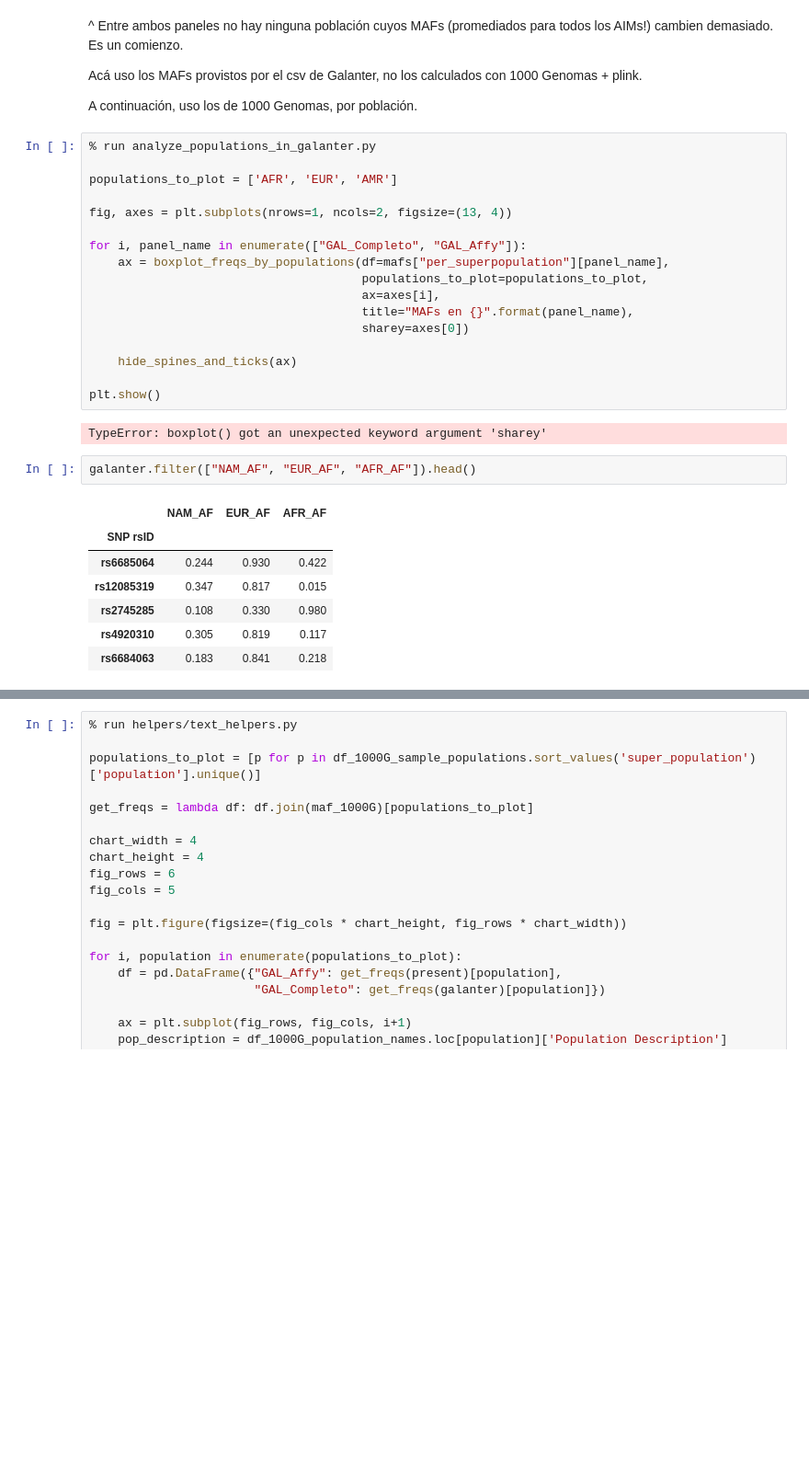
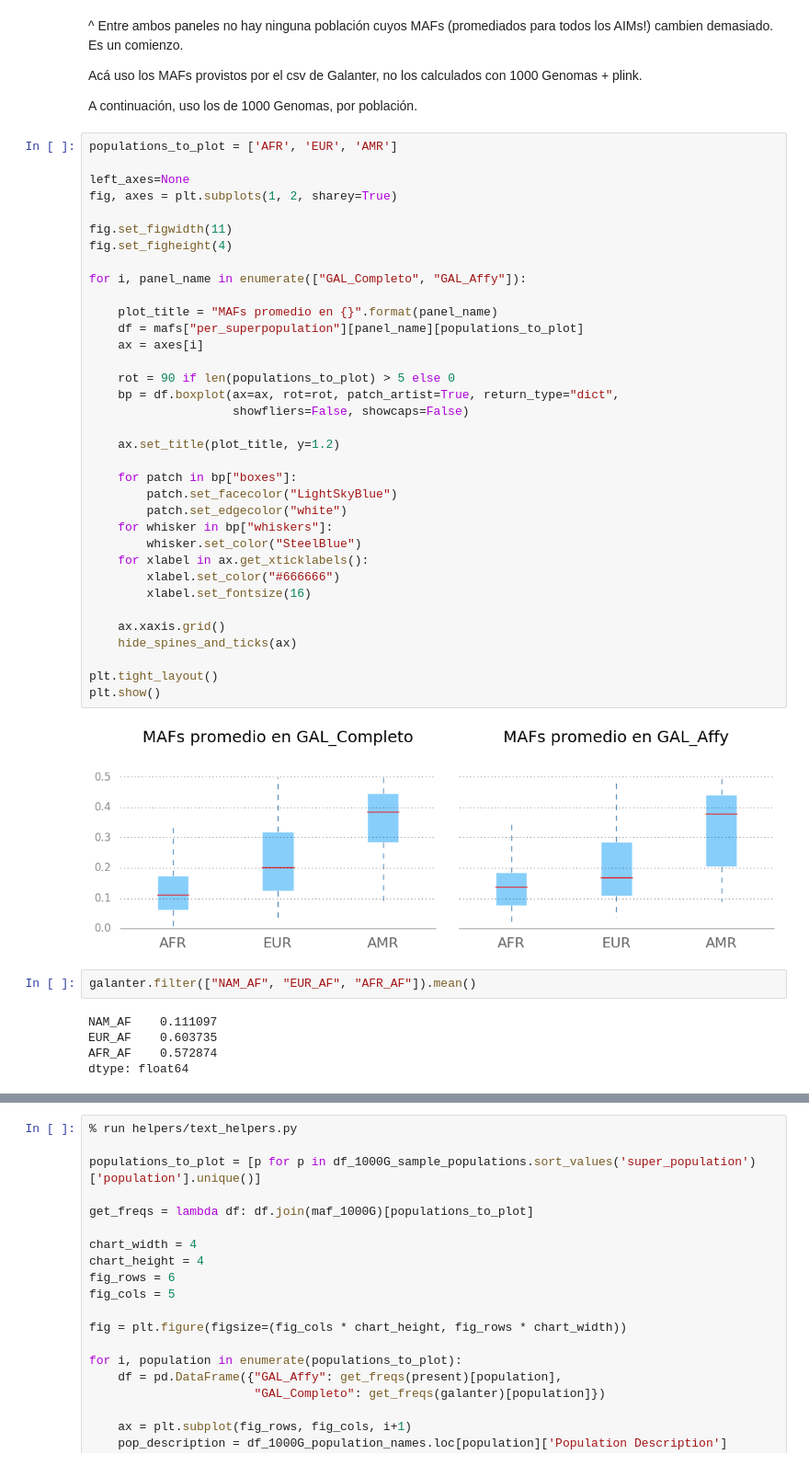
Before and after one commit to jmberros/tesina, a Jupyter notebook: Galanter_AIMs_Analysis.ipynb, the cells around one changed output, grey strips where cells are left out. Shown: that part at 92% size. Drawn from its saved outputs; the diff is of its cells as text; blank space fills up the shorter version.

Commit message:
improved continental MAFs boxplot

```diff
--- a/Galanter_AIMs_Analysis.ipynb
+++ b/Galanter_AIMs_Analysis.ipynb
@@ -710,32 +710,47 @@ maf_mean_comparison.head()
 Acá uso los MAFs provistos por el csv de Galanter, no los calculados con 1000 Genomas + plink.
 
 A continuación, uso los de 1000 Genomas, por población.
-# %%
-% run analyze_populations_in_galanter.py
-
-populations_to_plot = ['AFR', 'EUR', 'AMR']
-
-fig, axes = plt.subplots(nrows=1, ncols=2, figsize=(13, 4))
-
-for i, panel_name in enumerate(["GAL_Completo", "GAL_Affy"]):
-    ax = boxplot_freqs_by_populations(df=mafs["per_superpopulation"][panel_name],
-                                      populations_to_plot=populations_to_plot,
-                                      ax=axes[i],
-                                      title="MAFs en {}".format(panel_name),
-                                      sharey=axes[0])
-
-    hide_spines_and_ticks(ax)
-
-plt.show()
-# %% [output]
-TypeError: boxplot() got an unexpected keyword argument 'sharey'
+# %%
+populations_to_plot = ['AFR', 'EUR', 'AMR']
+
+left_axes=None
+fig, axes = plt.subplots(1, 2, sharey=True)
+
+fig.set_figwidth(11)
+fig.set_figheight(4)
+
+for i, panel_name in enumerate(["GAL_Completo", "GAL_Affy"]):
+
+    plot_title = "MAFs promedio en {}".format(panel_name)
+    df = mafs["per_superpopulation"][panel_name][populations_to_plot]
+    ax = axes[i]
+
+    rot = 90 if len(populations_to_plot) > 5 else 0
+    bp = df.boxplot(ax=ax, rot=rot, patch_artist=True, return_type="dict",
+                    showfliers=False, showcaps=False)
+
+    ax.set_title(plot_title, y=1.2)
+
+    for patch in bp["boxes"]:
+        patch.set_facecolor("LightSkyBlue")
+        patch.set_edgecolor("white")
+    for whisker in bp["whiskers"]:
+        whisker.set_color("SteelBlue")
+    for xlabel in ax.get_xticklabels():
+        xlabel.set_color("#666666")
+        xlabel.set_fontsize(16)
+
+    ax.xaxis.grid()
+    hide_spines_and_ticks(ax)
+
+plt.tight_layout()
+plt.show()
+# %% [output]
+[figure, added]
 # %%
-galanter.filter(["NAM_AF", "EUR_AF", "AFR_AF"]).head()
+galanter.filter(["NAM_AF", "EUR_AF", "AFR_AF"]).mean()
 # %% [output]
-|  | NAM_AF | EUR_AF | AFR_AF |
-| SNP rsID |  |  |  |
-| rs6685064 | 0.244 | 0.930 | 0.422 |
-| rs12085319 | 0.347 | 0.817 | 0.015 |
-| rs2745285 | 0.108 | 0.330 | 0.980 |
-| rs4920310 | 0.305 | 0.819 | 0.117 |
-| rs6684063 | 0.183 | 0.841 | 0.218 |
+NAM_AF    0.111097
+EUR_AF    0.603735
+AFR_AF    0.572874
+dtype: float64
```
Also changed, not shown: parts of 2 cells of this notebook, 1 other file.
